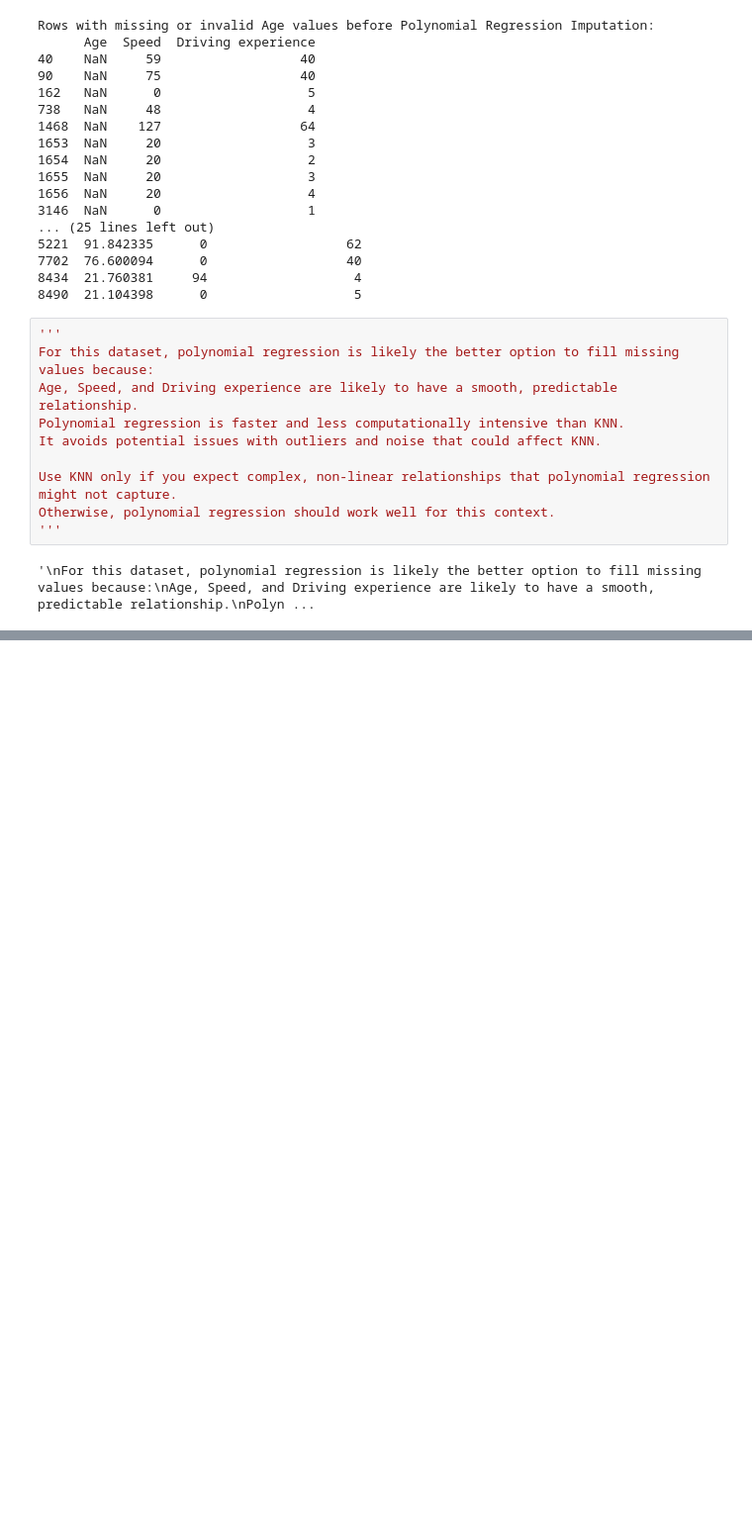
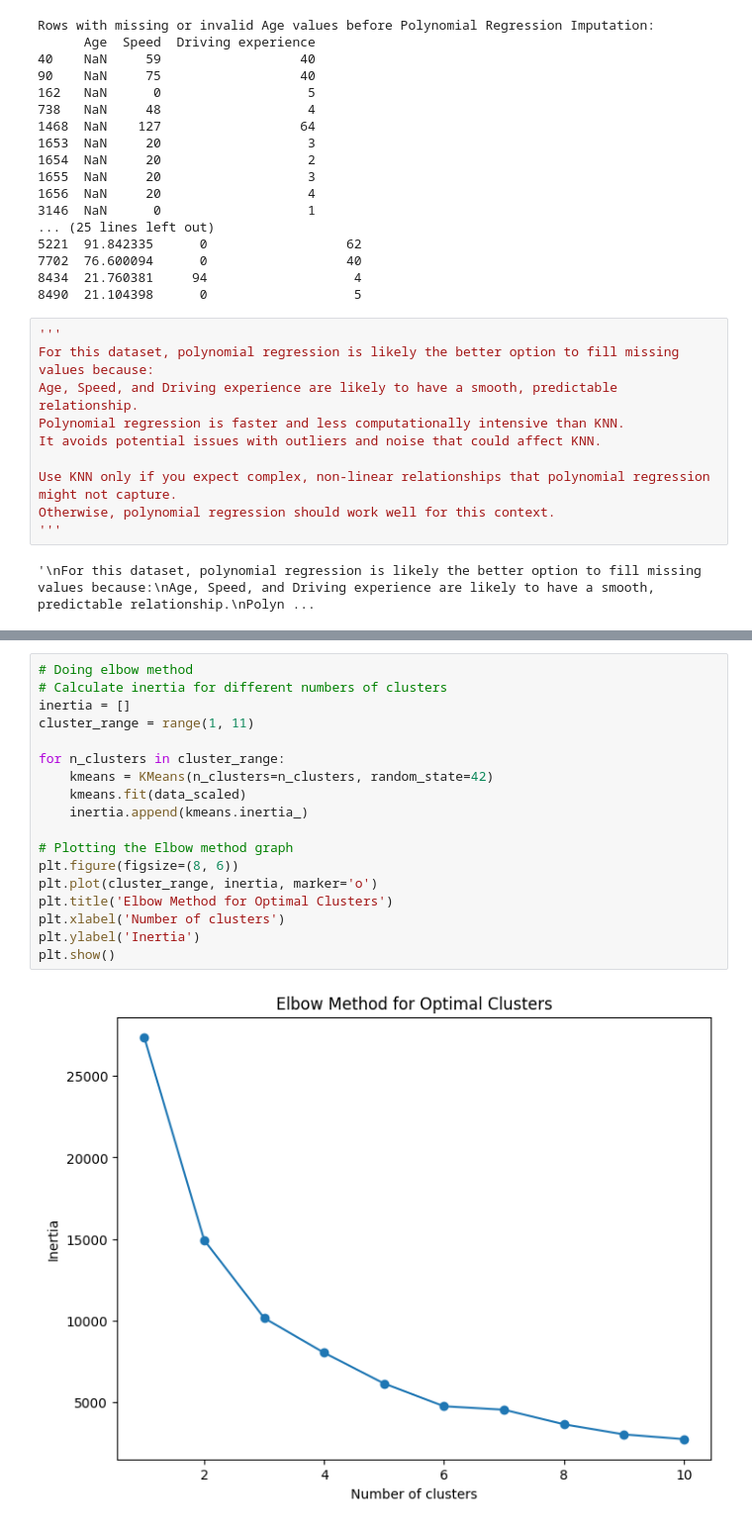
Before and after one commit to edwardpriyatna/road_death_analysis_and_clustering, a Jupyter notebook: road_deaths_analysis.ipynb, the cells around one changed output, grey strips where cells are left out. Shown at 99% size. Drawn from its saved outputs; the diff is of its cells as text; blank space fills up the shorter version.

```diff
--- a/road_deaths_analysis.ipynb
+++ b/road_deaths_analysis.ipynb
@@ -485,0 +505,20 @@ weighted avg       0.24      0.24      0.24      9140
+# %%
+# Doing elbow method
+# Calculate inertia for different numbers of clusters
+inertia = []
+cluster_range = range(1, 11)
+
+for n_clusters in cluster_range:
+    kmeans = KMeans(n_clusters=n_clusters, random_state=42)
+    kmeans.fit(data_scaled)
+    inertia.append(kmeans.inertia_)
+
+# Plotting the Elbow method graph
+plt.figure(figsize=(8, 6))
+plt.plot(cluster_range, inertia, marker='o')
+plt.title('Elbow Method for Optimal Clusters')
+plt.xlabel('Number of clusters')
+plt.ylabel('Inertia')
+plt.show()
+# %% [output]
+[figure, added]
```
Also changed, not shown: parts of 17 cells of this notebook.
